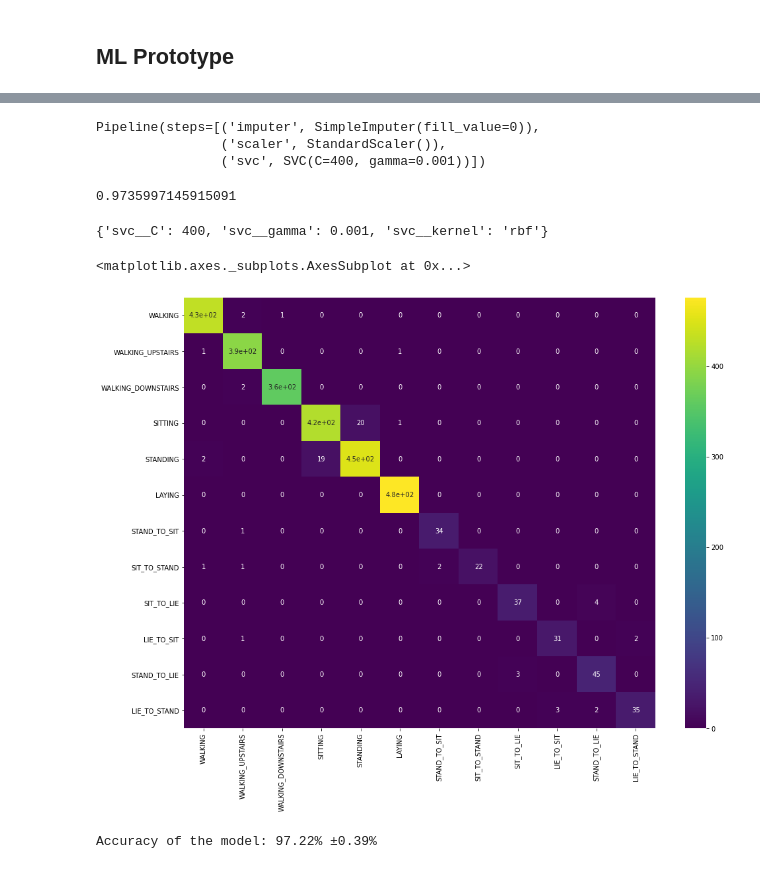
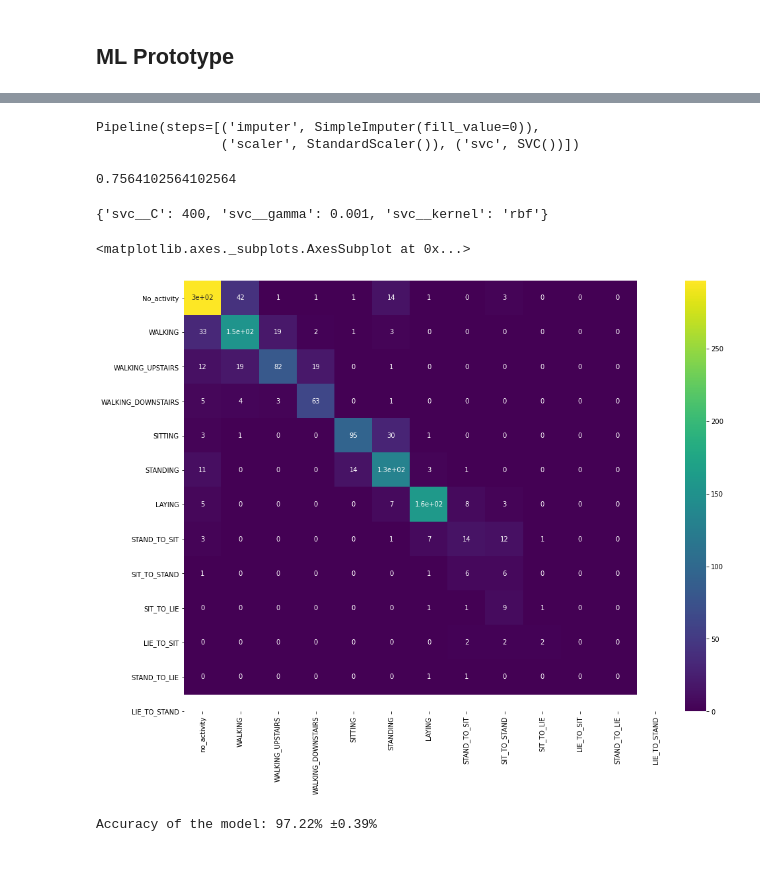
Before and after one commit to meszdav/human-activity-recognition, a Jupyter notebook: notebooks/human-activity-recognition-data-exploration.ipynb, the cells around one changed output, grey strips where cells are left out. Cells and saved outputs as stored; diff of their text form; code cells hidden in the pictures.

```diff
--- a/notebooks/human-activity-recognition-data-exploration.ipynb
+++ b/notebooks/human-activity-recognition-data-exploration.ipynb
@@ -515,9 +589,9 @@ from sklearn.impute import SimpleImputer
 from sklearn.preprocessing import StandardScaler
 from sklearn.model_selection import GridSearchCV
 # %%
-X_train, X_test, y_train, y_test = train_test_split(features, activity_labels,random_state=42, test_size = 0.3)
+X_train, X_test, y_train, y_test = train_test_split(features, activity_labels.astype("int"),random_state=42, test_size = 0.3)
 
 
 
-# pipe = Pipeline([("imputer", SimpleImputer(fill_value = 0)),
-#                  ('scaler', StandardScaler()), ('svc', SVC(C=400,gamma=0.001, kernel="rbf"))])
+pipe = Pipeline([("imputer", SimpleImputer(fill_value = 0)),
+                 ('scaler', StandardScaler()), ('svc', SVC())])
@@ -535,17 +613,15 @@ parameters = [{'svc__kernel': ['rbf'], 'svc__gamma': [1e-2, 1e-3, 3e-4, 1e-5],
 
 search = GridSearchCV(pipe, param_grid=parameters)
 # %%
-# search.fit(X_train,y_train)
-pipe.fit(X_train, y_train)
+pipe.fit(X_train,y_train)
 # %% [output]
 Pipeline(steps=[('imputer', SimpleImputer(fill_value=0)),
-                ('scaler', StandardScaler()),
-                ('svc', SVC(C=400, gamma=0.001))])
+                ('scaler', StandardScaler()), ('svc', SVC())])
 # %%
 # accuracy_score(y_test,search.predict(X_test))
-accuracy_score(y_test,pipe.predict(X_test))
+accuracy_score(y_test.astype("int"),pipe.predict(X_test))
 # %% [output]
-0.9735997145915091
+0.7564102564102564
 # %%
 search.best_params_
 # %% [output]
@@ -553,33 +629,35 @@ search.best_params_
 # %%
 from sklearn.metrics import confusion_matrix
 sns.heatmap(confusion_matrix(y_test,pipe.predict(X_test)), annot=True, cmap="viridis",
-            xticklabels=["WALKING",
+            xticklabels=["no_activity",
+                         "WALKING",
                        "WALKING_UPSTAIRS",
                        "WALKING_DOWNSTAIRS",
                        "SITTING",
                        "STANDING",
                        "LAYING",
                        "STAND_TO_SIT",
                        "SIT_TO_STAND",
                        "SIT_TO_LIE",
                        "LIE_TO_SIT",
                        "STAND_TO_LIE",
                        "LIE_TO_STAND"],
-            yticklabels=["WALKING",
+            yticklabels=["No_activity",
+                         "WALKING",
                        "WALKING_UPSTAIRS",
                        "WALKING_DOWNSTAIRS",
                        "SITTING",
                        "STANDING",
                        "LAYING",
                        "STAND_TO_SIT",
                        "SIT_TO_STAND",
                        "SIT_TO_LIE",
                        "LIE_TO_SIT",
                        "STAND_TO_LIE",
                        "LIE_TO_STAND"])
 # %% [output]
 <matplotlib.axes._subplots.AxesSubplot at 0x...>
-[figure, old version]
+[figure, new version]
 # %%
 scores = cross_val_score(pipe, X_train, y_train, cv=5)
 # %%
```
Also changed, not shown: parts of 13 cells of this notebook, 8 other files.
